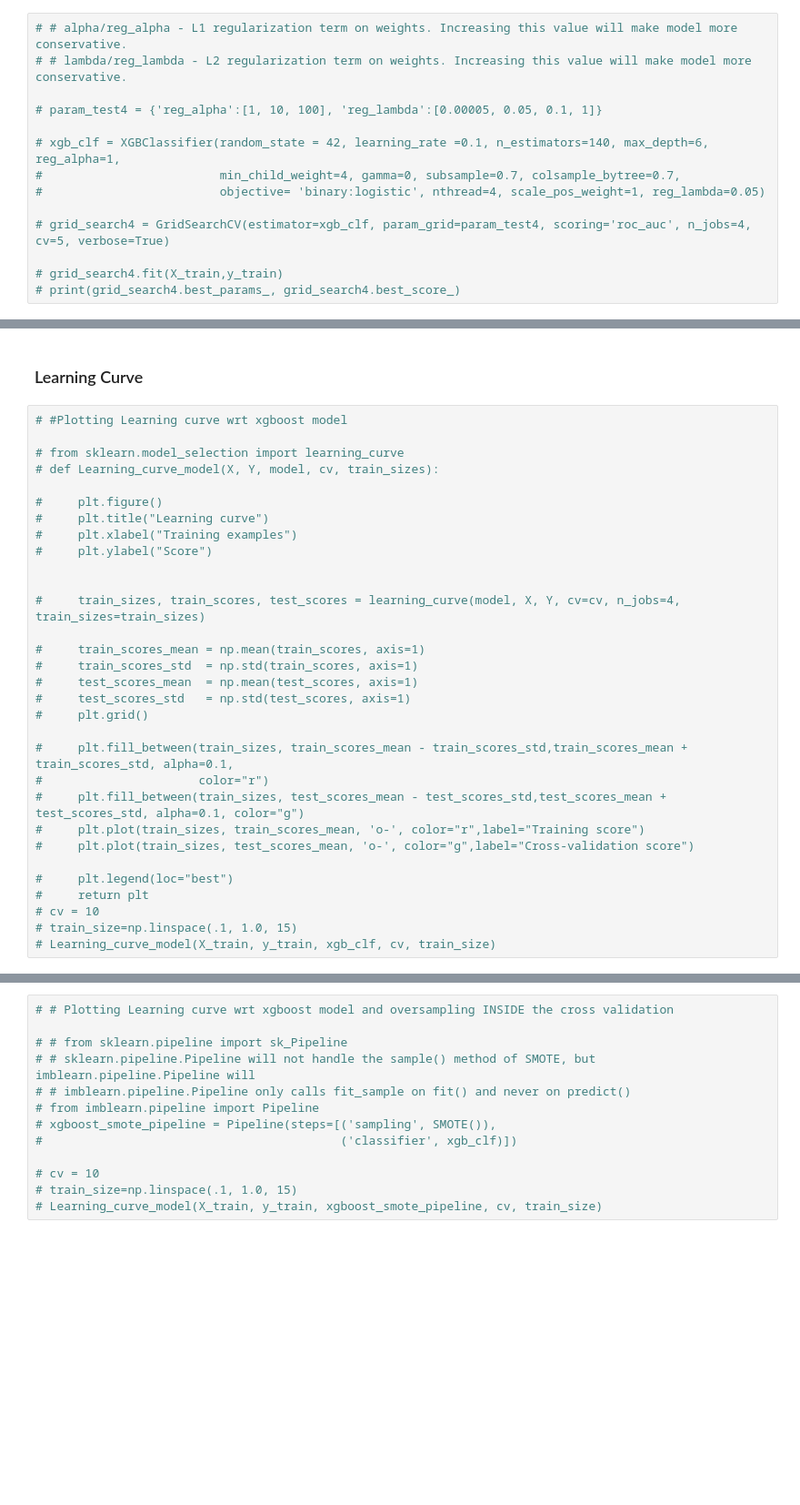
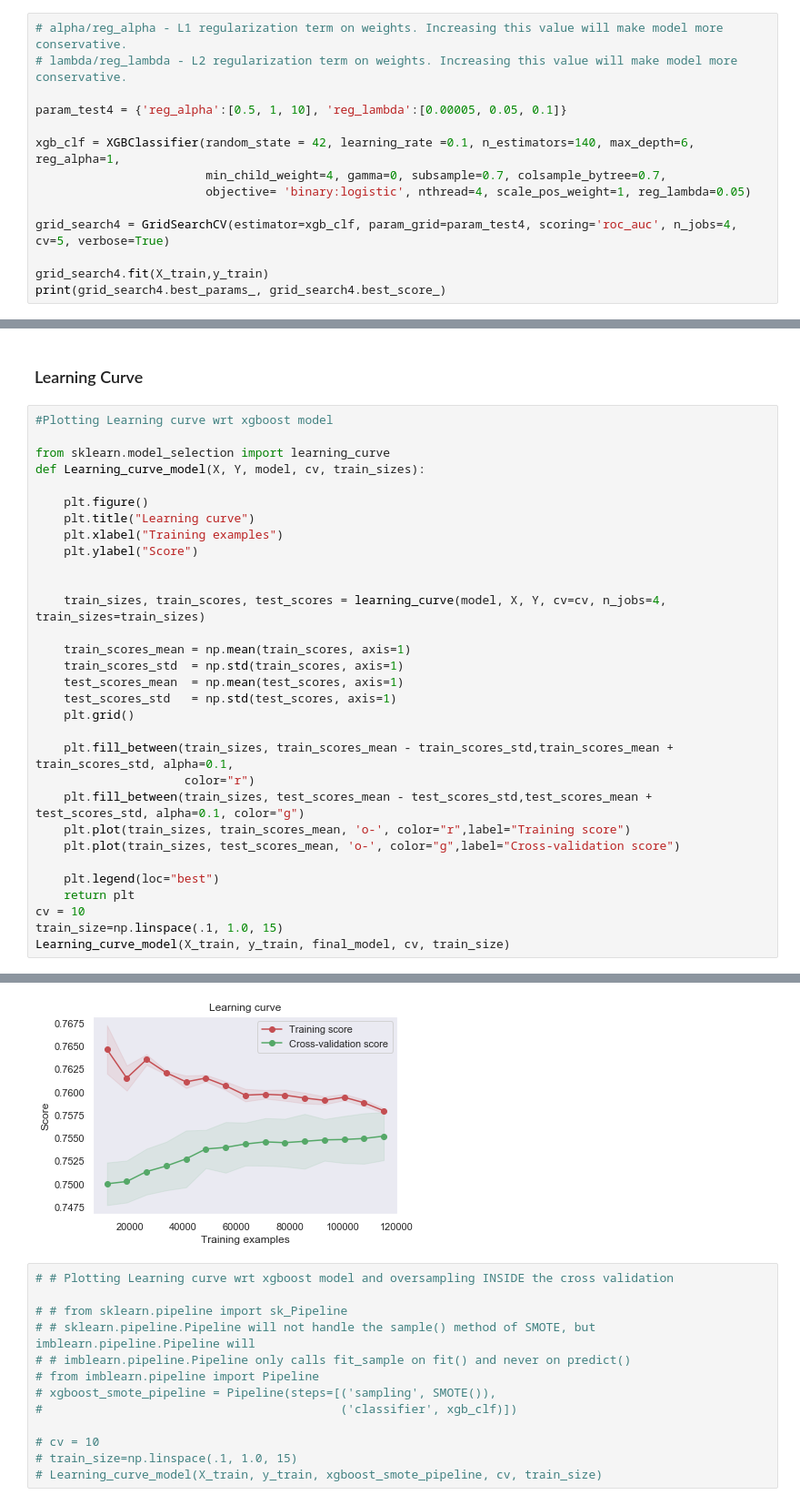
Before and after one commit to utkarsh-prakash/Seatle-Accidents, a Jupyter notebook: Main.ipynb, the cells around one changed output, grey strips where cells are left out. Shown at 91% size. Saved outputs shown, nothing was run; the diff lists cells and outputs as text; blank space fills up the shorter version.

```diff
--- a/Main.ipynb
+++ b/Main.ipynb
@@ -588,14 +614,14 @@ weighted avg       0.75      0.75      0.73    128034
 # %%
-# # alpha/reg_alpha - L1 regularization term on weights. Increasing this value will make model more conservative.
-# # lambda/reg_lambda - L2 regularization term on weights. Increasing this value will make model more conservative.
+# alpha/reg_alpha - L1 regularization term on weights. Increasing this value will make model more conservative.
+# lambda/reg_lambda - L2 regularization term on weights. Increasing this value will make model more conservative.
 
-# param_test4 = {'reg_alpha':[1, 10, 100], 'reg_lambda':[0.00005, 0.05, 0.1, 1]}
+param_test4 = {'reg_alpha':[0.5, 1, 10], 'reg_lambda':[0.00005, 0.05, 0.1]}
 
-# xgb_clf = XGBClassifier(random_state = 42, learning_rate =0.1, n_estimators=140, max_depth=6, reg_alpha=1,
-#                         min_child_weight=4, gamma=0, subsample=0.7, colsample_bytree=0.7,
-#                         objective= 'binary:logistic', nthread=4, scale_pos_weight=1, reg_lambda=0.05)
+xgb_clf = XGBClassifier(random_state = 42, learning_rate =0.1, n_estimators=140, max_depth=6, reg_alpha=1,
+                        min_child_weight=4, gamma=0, subsample=0.7, colsample_bytree=0.7,
+                        objective= 'binary:logistic', nthread=4, scale_pos_weight=1, reg_lambda=0.05)
 
-# grid_search4 = GridSearchCV(estimator=xgb_clf, param_grid=param_test4, scoring='roc_auc', n_jobs=4, cv=5, verbose=True)
+grid_search4 = GridSearchCV(estimator=xgb_clf, param_grid=param_test4, scoring='roc_auc', n_jobs=4, cv=5, verbose=True)
 
-# grid_search4.fit(X_train,y_train)
-# print(grid_search4.best_params_, grid_search4.best_score_)
+grid_search4.fit(X_train,y_train)
+print(grid_search4.best_params_, grid_search4.best_score_)
@@ -665,33 +689,34 @@ XGBClassifier(base_score=0.5, booster='gbtree', colsample_bylevel=1,
 # %% [markdown]
 ### Learning Curve
 # %%
-# #Plotting Learning curve wrt xgboost model
+#Plotting Learning curve wrt xgboost model
 
-# from sklearn.model_selection import learning_curve
-# def Learning_curve_model(X, Y, model, cv, train_sizes):
+from sklearn.model_selection import learning_curve
+def Learning_curve_model(X, Y, model, cv, train_sizes):
 
-#     plt.figure()
-#     plt.title("Learning curve")
-#     plt.xlabel("Training examples")
-#     plt.ylabel("Score")
+    plt.figure()
+    plt.title("Learning curve")
+    plt.xlabel("Training examples")
+    plt.ylabel("Score")
 
 
-#     train_sizes, train_scores, test_scores = learning_curve(model, X, Y, cv=cv, n_jobs=4, train_sizes=train_sizes)
+    train_sizes, train_scores, test_scores = learning_curve(model, X, Y, cv=cv, n_jobs=4, train_sizes=train_sizes)
 
-#     train_scores_mean = np.mean(train_scores, axis=1)
-#     train_scores_std  = np.std(train_scores, axis=1)
-#     test_scores_mean  = np.mean(test_scores, axis=1)
-#     test_scores_std   = np.std(test_scores, axis=1)
-#     plt.grid()
+    train_scores_mean = np.mean(train_scores, axis=1)
+    train_scores_std  = np.std(train_scores, axis=1)
+    test_scores_mean  = np.mean(test_scores, axis=1)
+    test_scores_std   = np.std(test_scores, axis=1)
+    plt.grid()
 
-#     plt.fill_between(train_sizes, train_scores_mean - train_scores_std,train_scores_mean + train_scores_std, alpha=0.1,
-#                      color="r")
-#     plt.fill_between(train_sizes, test_scores_mean - test_scores_std,test_scores_mean + test_scores_std, alpha=0.1, color="g")
-#     plt.plot(train_sizes, train_scores_mean, 'o-', color="r",label="Training score")
-#     plt.plot(train_sizes, test_scores_mean, 'o-', color="g",label="Cross-validation score")
+    plt.fill_between(train_sizes, train_scores_mean - train_scores_std,train_scores_mean + train_scores_std, alpha=0.1,
+                     color="r")
+    plt.fill_between(train_sizes, test_scores_mean - test_scores_std,test_scores_mean + test_scores_std, alpha=0.1, color="g")
+    plt.plot(train_sizes, train_scores_mean, 'o-', color="r",label="Training score")
+    plt.plot(train_sizes, test_scores_mean, 'o-', color="g",label="Cross-validation score")
 
-#     plt.legend(loc="best")
-#     return plt
-# cv = 10
-# train_size=np.linspace(.1, 1.0, 15)
-# Learning_curve_model(X_train, y_train, xgb_clf, cv, train_size)
+    plt.legend(loc="best")
+    return plt
+cv = 10
+train_size=np.linspace(.1, 1.0, 15)
+Learning_curve_model(X_train, y_train, final_model, cv, train_size)
+# %% [output]
@@ -698,3 +724,4 @@ XGBClassifier(base_score=0.5, booster='gbtree', colsample_bylevel=1,
+[figure, added]
 # %%
 # # Plotting Learning curve wrt xgboost model and oversampling INSIDE the cross validation
 
```
Also changed, not shown: parts of 7 cells of this notebook.
